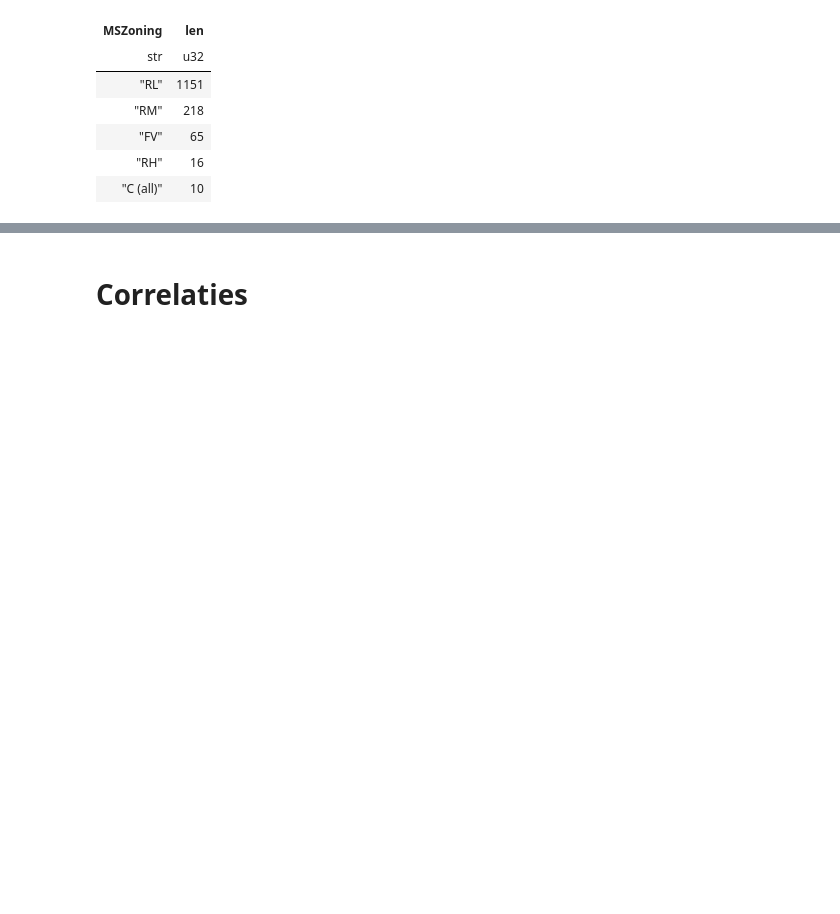
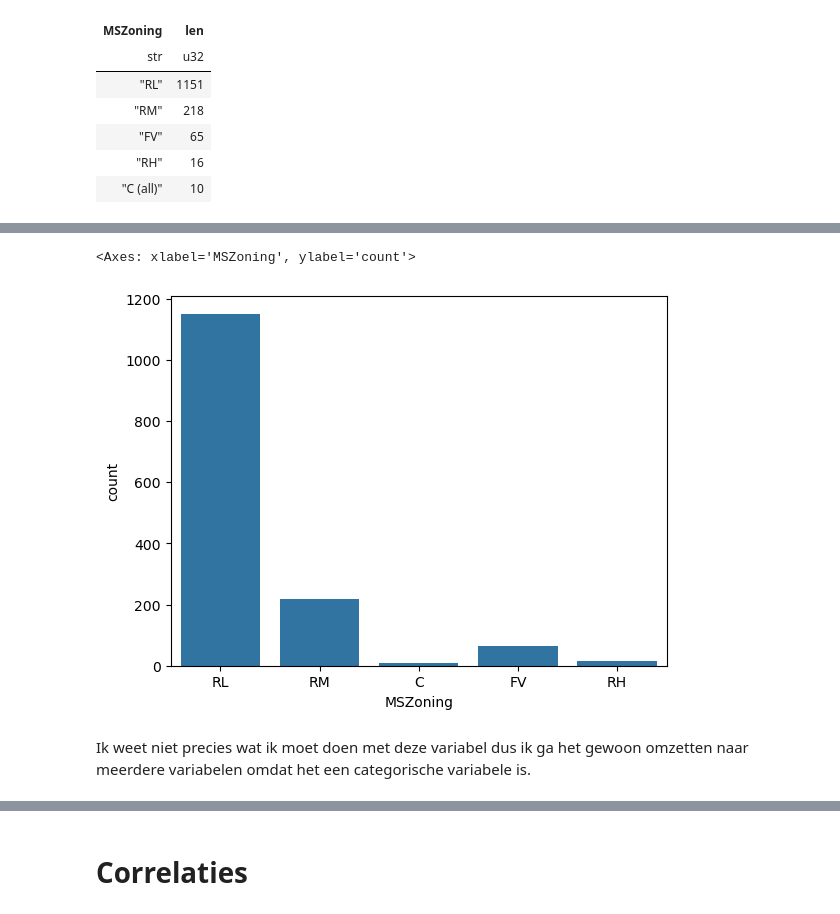
Before and after one commit to Repsajsov/Kaggle, a Jupyter notebook: HousePrices/eda.ipynb, the cells around one changed output, grey strips where cells are left out. Saved outputs shown, nothing was run; the diff lists cells and outputs as text; code cells hidden in the pictures; blank space fills up the shorter version.

```diff
--- a/HousePrices/eda.ipynb
+++ b/HousePrices/eda.ipynb
@@ -166,0 +186,7 @@ df = df.to_dummies("MSZoning")
+# %%
+sns.countplot(df, x="MSZoning")
+# %% [output]
+<Axes: xlabel='MSZoning', ylabel='count'>
+[figure, added]
+# %% [markdown]
+Ik weet niet precies wat ik moet doen met deze variabel dus ik ga het gewoon omzetten naar meerdere variabelen omdat het een categorische variabele is.
```
Also changed, not shown: parts of 12 cells of this notebook.
